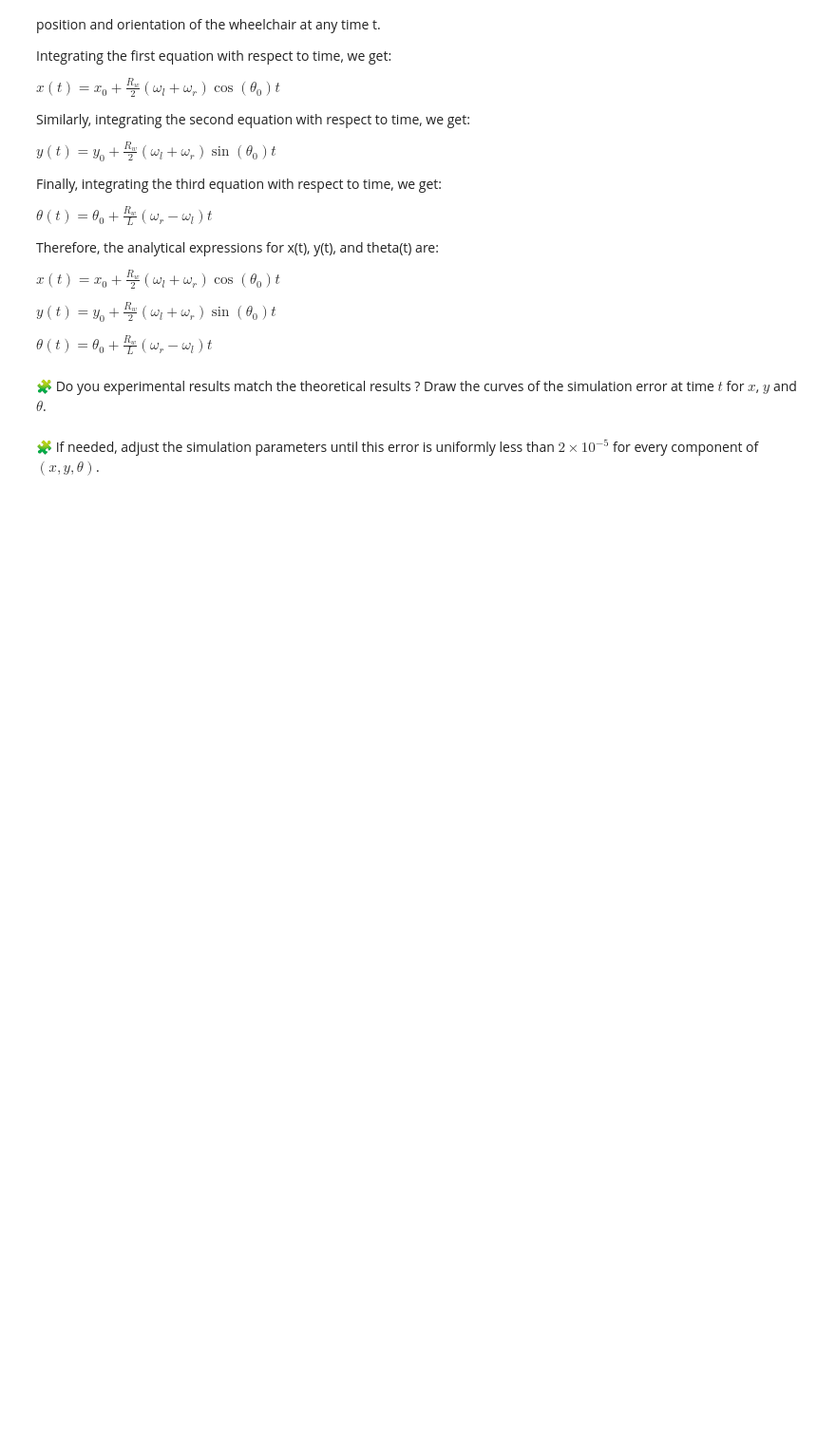
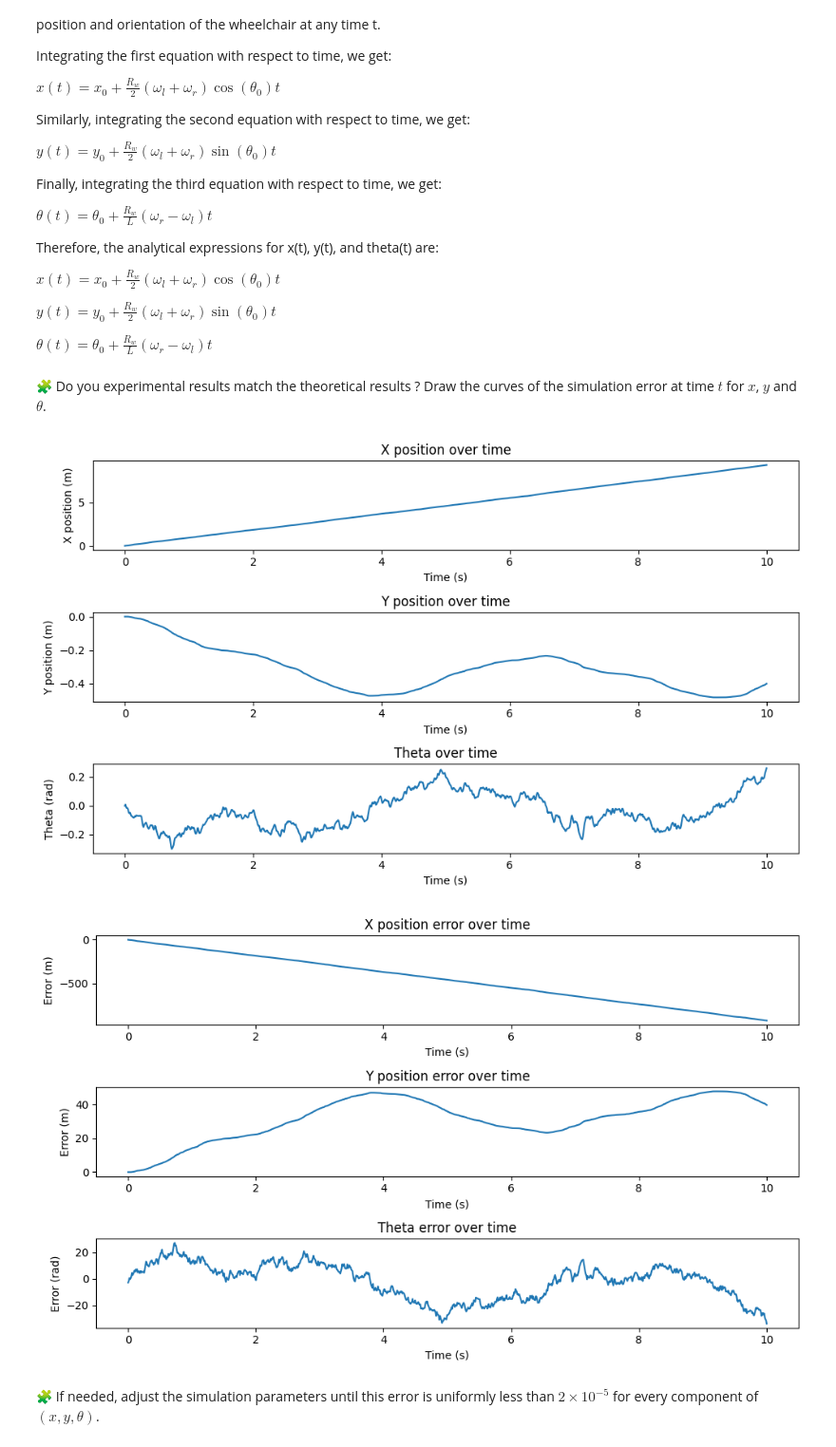
Before and after one commit to youssra191/control-engineering-with-python-project-2022-2023, a Jupyter notebook: Project_1.ipynb, the cells around one changed output. Shown at 95% size. Saved outputs shown, nothing was run; the diff lists cells and outputs as text; code cells hidden in the pictures; blank space fills up the shorter version.

```diff
--- a/Project_1.ipynb
+++ b/Project_1.ipynb
@@ -191,6 +158,11 @@ To determine the stability properties of the system and the existence of global
 ### Vector Field
 
 In the sequel, `omega` is a function that computes the input vector $\omega := (\omega_l, \omega_r)$ given the time $t$ and $(x, y, \theta)$ (thus, it may depend on the time and/or on the system state if needed). For example:
+# %%
+def omega(t, xytheta):
+    omega_l = (1 - L/4) * pi / Rw
+    omega_r = (1 + L/4) * pi / Rw
+    return array([omega_l, omega_r])
 # %% [markdown]
 🧩 Implement a function `fun(t, xytheta)` that computes $(\dot{x}, \dot{y}, \dot{\theta})$ given the time $t$ and $(x,y,\theta)$ (and implicitly the inputs $\omega$ computed by the function `omega`).
 # %%
@@ -309,6 +285,7 @@ Rw = 0.3  # meters
 w_l = np.random.uniform(0, 2*np.pi, 1000)
 w_r = np.random.uniform(0, 2*np.pi, 1000)
 t = np.linspace(0, 10, 1000)
+t_sim = np.linspace(0, 10, 1000)
 
 # Define function for omega(t, xytheta)
 def omega(t, xytheta):
@@ -329,7 +306,7 @@ def fun(t, xytheta):
 x0, y0, theta0 = 0.0, 0.0, 0.0
 
 # Solve the differential equation
-sol = solve_ivp(fun, (0, 10), [x0, y0, theta0], t_eval=t, rtol=2e-5, atol=2e-5)
+sol = solve_ivp(fun, (0, 10), [x0, y0, theta0], t_eval=t)
 
 # Plot the results
 plt.figure(figsize=(10, 6))
@@ -353,33 +330,36 @@ plt.show()
 
 # Calculate theoretical results
 x_theoretical = Rw/2 * np.cumsum((w_l + w_r) * np.cos(sol.y[2]))
 y_theoretical = Rw/2 * np.cumsum((w_l + w_r) * np.sin(sol.y[2]))
 theta_theoretical = np.cumsum(Rw/L * (w_r - w_l))
 
 # Calculate simulation errors
 x_error = sol.y[0] - x_theoretical
 y_error = sol.y[1] - y_theoretical
 theta_error = sol.y[2] - theta_theoretical
 
 # Plot the simulation errors
 plt.figure(figsize=(10, 6))
 plt.subplot(311)
 plt.plot(t, x_error)
 plt.title('X position error over time')
 plt.xlabel('Time (s)')
 plt.ylabel('Error (m)')
 plt.subplot(312)
 plt.plot(t, y_error)
 plt.title('Y position error over time')
 plt.xlabel('Time (s)')
 plt.ylabel('Error (m)')
 plt.subplot(313)
 plt.plot(t, theta_error)
 plt.title('Theta error over time')
 plt.xlabel('Time (s)')
 plt.ylabel('Error (rad)')
 plt.tight_layout()
 plt.show()
+# %% [output]
+[figure, added]
+[figure, added]
 # %% [markdown]
 🧩 If needed, adjust the simulation parameters until this error is uniformly less than $2 \times 10^{-5}$ for every component of $(x, y, \theta)$.
 # %%
```
Also changed, not shown: parts of 8 cells of this notebook, 1 other file.
